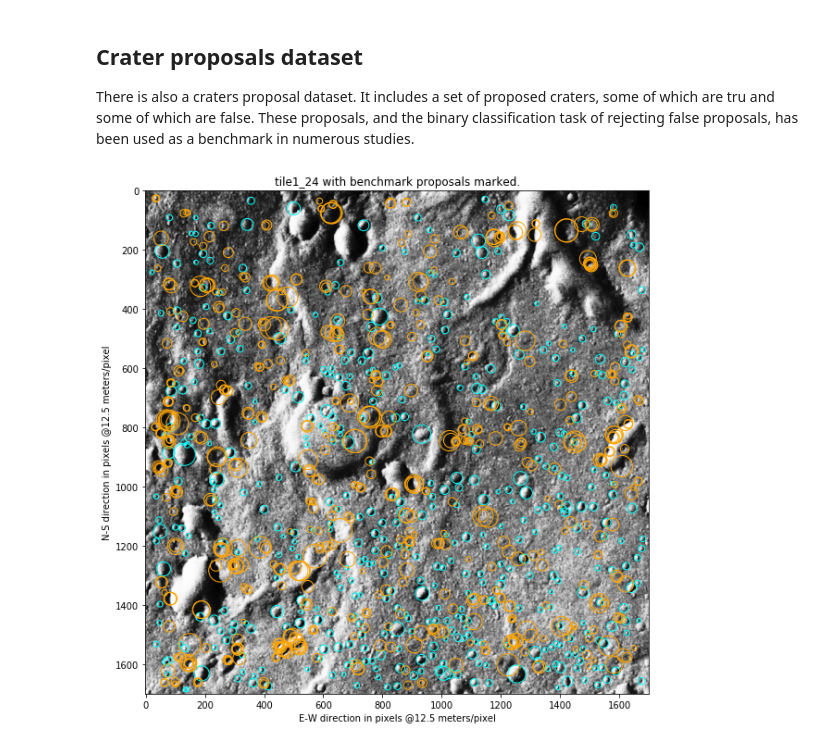
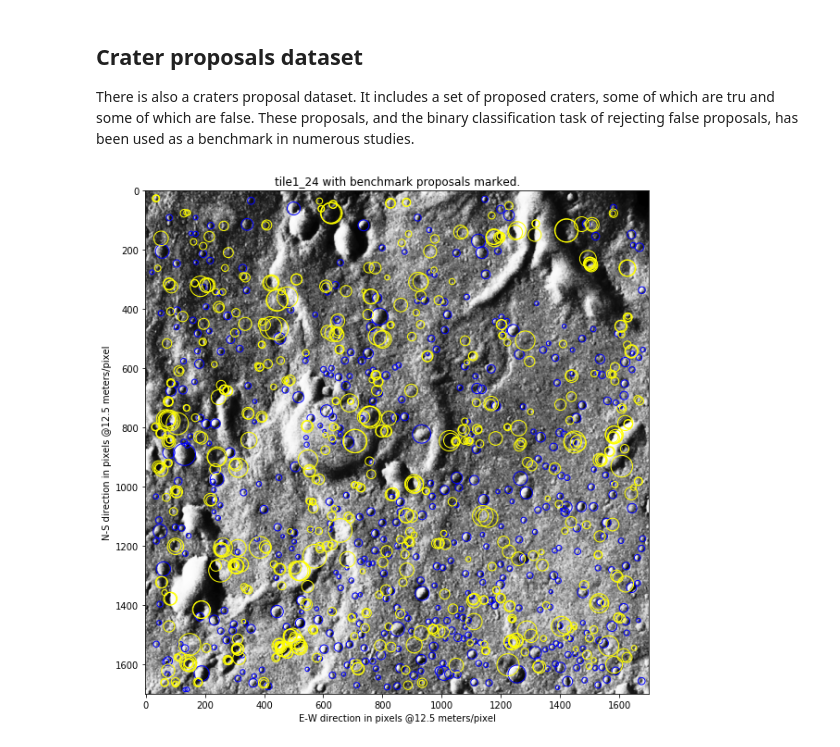
Before and after one commit to AlliedToasters/craters, a Jupyter notebook: project_proposal_ideas.ipynb, the cells around one changed output. Cells and saved outputs as stored; diff of their text form; code cells hidden in the pictures.

```diff
--- a/project_proposal_ideas.ipynb
+++ b/project_proposal_ideas.ipynb
@@ -95 +97,6 @@ size = (int(img.size[0]*scale/80), int(img.size[1]*scale/80))
+# %%
+demo_tile = '1_24'
+img = tiles[demo_tile]
+# %%
+scale = .35
 # %%
@@ -118,24 +137,27 @@ false_proposals.columns = craters.columns
-# %%
-fig, ax = plt.subplots(figsize=size);
-ax.imshow(np.array(img), cmap='Greys');
-ax.set_title('{} with benchmark proposals marked.'.format(image_name));
-ax.set_ylabel('N-S direction in pixels @12.5 meters/pixel')
-ax.set_xlabel('E-W direction in pixels @12.5 meters/pixel')
-
-for idx in true_proposals.index:
-    crater = true_proposals.loc[idx]
-    x = crater['x']
-    y = crater['y']
-    r = crater['d']/2
-    circle = plt.Circle((x, y), r, color='cyan', fill=False)
-    ax.add_artist(circle)
-
-for idx in false_proposals.index:
-    crater = false_proposals.loc[idx]
-    x = crater['x']
-    y = crater['y']
-    r = crater['d']/2
-    circle = plt.Circle((x, y), r, color='orange', fill=False)
-    ax.add_artist(circle)
-# %% [output]
-[figure, removed]
+# %%
+true_proposals = pd.DataFrame(columns = proposal_columns)
+for tile in tile_names:
+    num = tile[4:]
+    new_proposals = pd.read_csv('./bandiera2010_candidates/{}_tp.csv'.format(num), header=None)
+    new_proposals.columns = ['x', 'y', 'd']
+    new_proposals.index = range(len(true_proposals), len(true_proposals)+len(new_proposals))
+    new_proposals['tile'] = num
+    true_proposals = pd.concat([true_proposals, new_proposals], axis=0)
+# %%
+false_proposals = pd.DataFrame(columns = proposal_columns)
+for tile in tile_names:
+    num = tile[4:]
+    new_proposals = pd.read_csv('./bandiera2010_candidates/{}_tn.csv'.format(num), header=None)
+    new_proposals.columns = ['x', 'y', 'd']
+    new_proposals.index = range(len(false_proposals), len(false_proposals)+len(new_proposals))
+    new_proposals['tile'] = num
+    false_proposals = pd.concat([false_proposals, new_proposals], axis=0)
+# %%
+proposals = OrderedDict()
+proposals['true proposals'] = true_proposals[true_proposals.tile=='1_24'][['x', 'y', 'd']].values
+proposals['false proposals'] = false_proposals[false_proposals.tile=='1_24'][['x', 'y', 'd']].values
+colors = ['blue', 'yellow']
+title = '{} with benchmark proposals marked.'.format(image_name)
+plot_craters(img, proposals, title=title, colors=colors)
+# %% [output]
+[figure, added]
```
Also changed, not shown: parts of 12 cells of this notebook, 15 other files.
